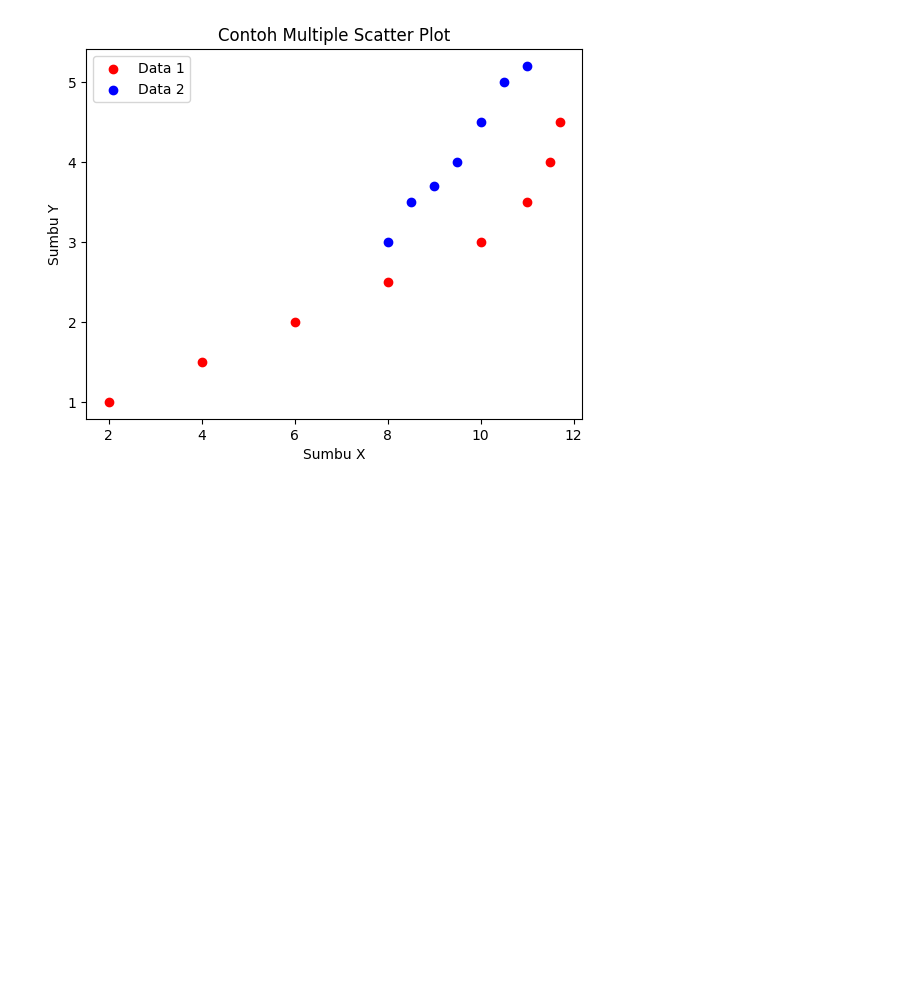
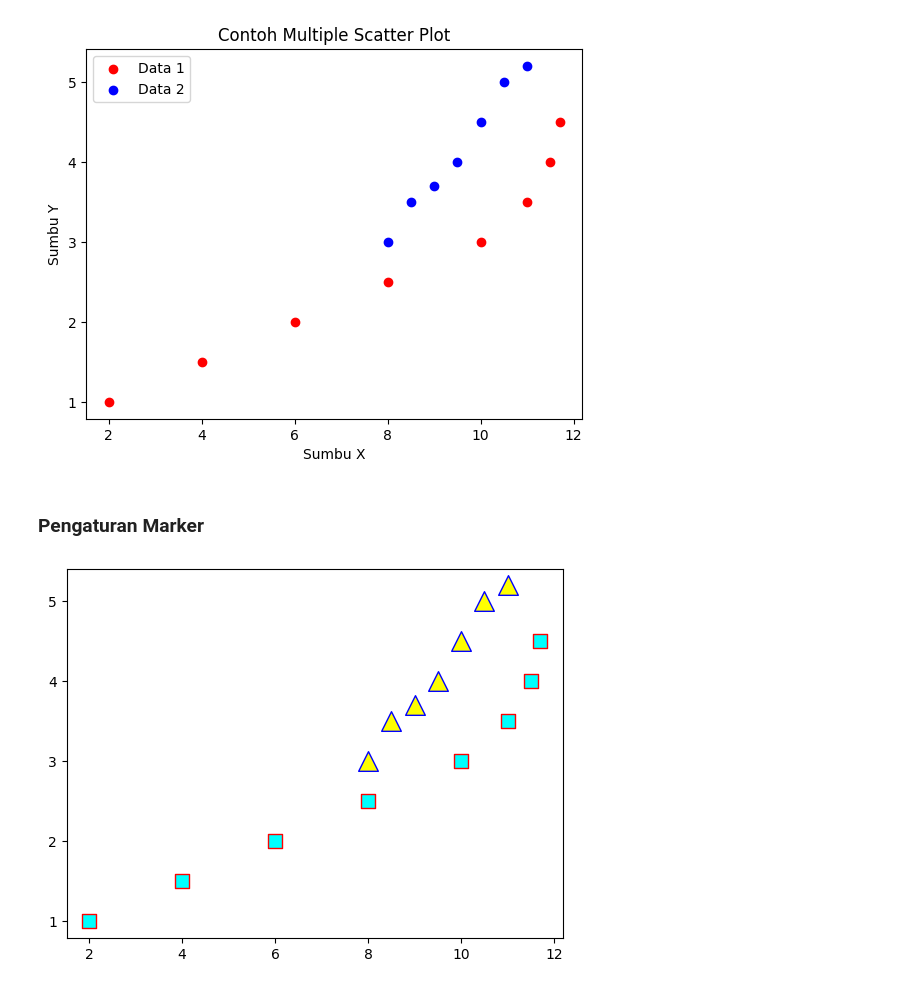
Before and after one commit to LatiefDataVisionary/matplotlib-with-indonesia-belajar, a Jupyter notebook: Matplotlib_08_Belajar_Scatter_Plot_|_Scatter_Chart.ipynb, the cells around one changed output. Drawn from its saved outputs; the diff is of its cells as text; code cells hidden in the pictures; blank space fills up the shorter version.

Commit message:
Pengaturan Marker

```diff
--- a/Matplotlib_08_Belajar_Scatter_Plot_|_Scatter_Chart.ipynb
+++ b/Matplotlib_08_Belajar_Scatter_Plot_|_Scatter_Chart.ipynb
@@ -61,3 +61,29 @@ plt.legend()
 plt.show()
 # %% [output]
 [figure]
+# %% [markdown]
+### **Pengaturan Marker**
+# %%
+x1 = [2,4,6,8,10,11,11.5,11.7]
+y1 = [1,1.5,2,2.5,3,3.5,4,4.5]
+
+x2 = [8,8.5,9,9.5,10,10.5,11]
+y2 = [3,3.5,3.7,4,4.5,5,5.2]
+# %%
+plt.scatter(x1, y1,
+            color='cyan',
+            linewidths=1,
+            marker='s',  # penanda
+            edgecolor='red',  # warna garis tepi
+            s=100) # size
+
+plt.scatter(x2, y2,
+            color='yellow',
+            linewidths=1,
+            marker='^',
+            edgecolor='blue',
+            s=200)
+
+plt.show()
+# %% [output]
+[figure, added]
```
